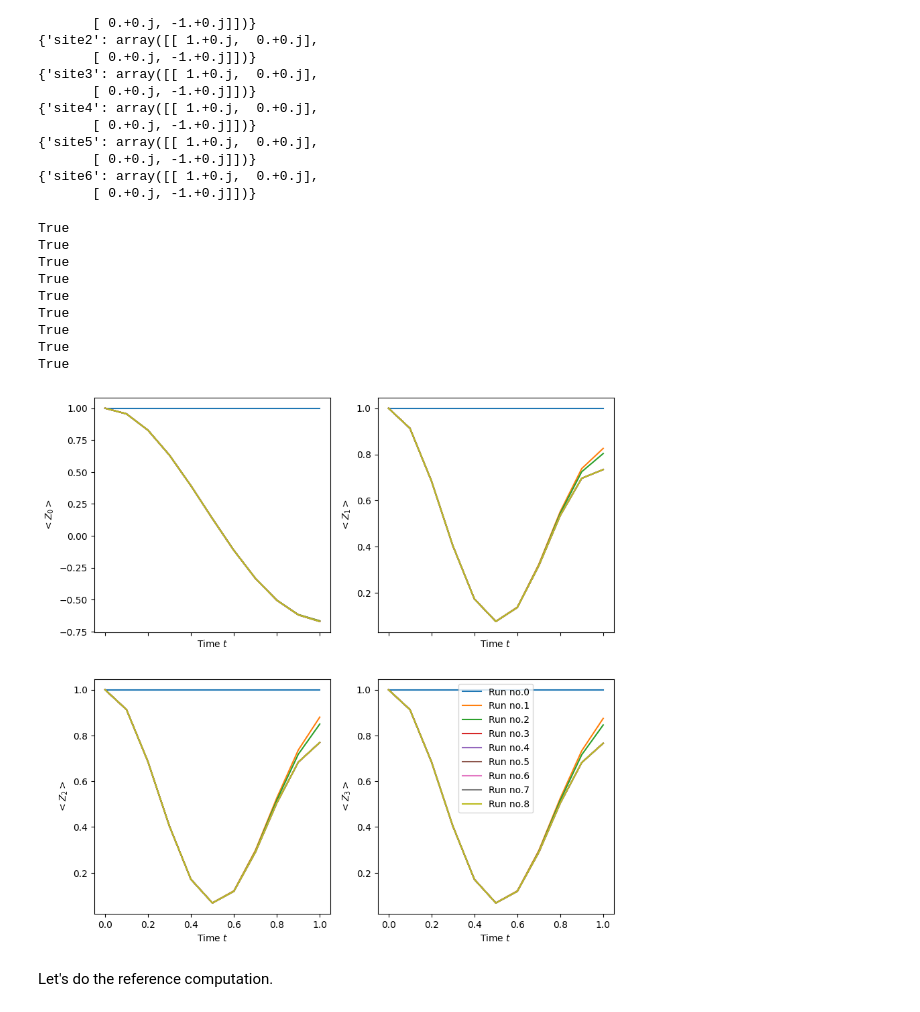
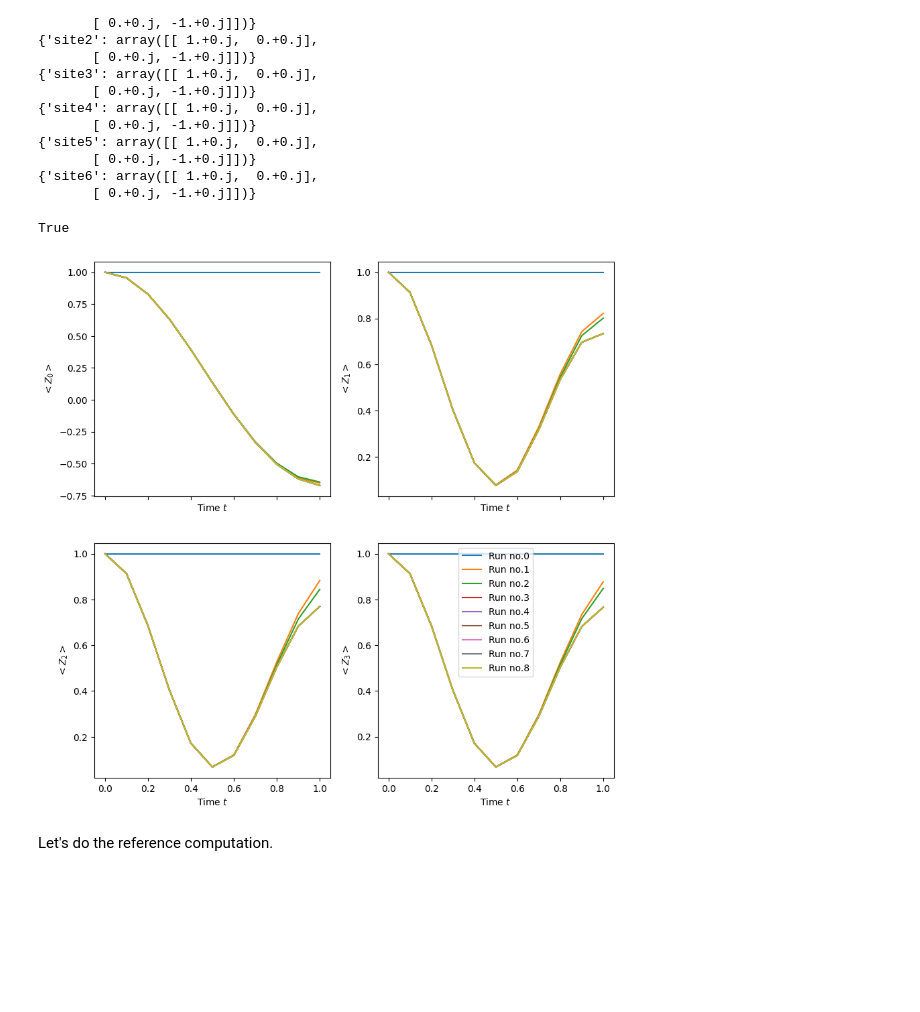
Before and after one commit to Drachier/PyTreeNet, a Jupyter notebook: example_notebooks/tdvp/demonstrating_tdvp_for_mps.ipynb, the cells around one changed output. Saved outputs shown, nothing was run; the diff lists cells and outputs as text; code cells hidden in the pictures; blank space fills up the shorter version.

```diff
--- a/example_notebooks/tdvp/demonstrating_tdvp_for_mps.ipynb
+++ b/example_notebooks/tdvp/demonstrating_tdvp_for_mps.ipynb
@@ -233,7 +234,3 @@ where $X_i$ and $Z_i$ are the Pauli operators acting on qubit $i$. We start in t
 $$
 \ket{\psi} = \bigotimes_{i=0}^{N-1} \ket{0}_i.
 $$
-# %%
-num_sites = 7
-mJ = -1.5
-mg = -0.5
@@ -299,7 +298,7 @@ bond_dimensions = [6*[1],
                    [2,4,7,7,4,3],
                    [2,4,8,8,4,2]]
 # %%
-results = []
+tdvps = []
 for bond_dimension in bond_dimensions:
     mps = ptn.MatrixProductState.constant_product_state(0,2,num_sites,
                                                         root_site=3,
@@ -307,19 +306,5 @@ for bond_dimension in bond_dimensions:
     tdvp = ptn.FirstOrderOneSiteTDVP(mps,ham_ttno,
                                     time_step_size,final_time,
                                     operators)
-    tdvp.run(evaluation_time=10,pgbar=True)
-    results.append(tdvp.results)
+    tdvp.run(evaluation_time=eval_time,pgbar=True)
+    tdvps.append(tdvp)
-# %%
-# All expectation values are real
-for result in results:
-    print(np.allclose(np.imag(result),np.zeros_like(result)))
-# %% [output]
-True
-True
-True
-True
-True
-True
-True
-True
-True
@@ -328,32 +311,41 @@ results = [np.real(result) for result in results]
+# %%
+# Sanity Checks
+real = True
+for tdvp in tdvps:
+    real = real and tdvp.results_real()
+real
+# %% [output]
+True
+# %%
+times = tdvps[0].times()
+results = [tdvp.operator_results(realise=True) for tdvp in tdvps]
 # %%
-times = results[0][-1,:]
-
 fig3, axs3 = plt.subplots(2,2,figsize=(10,10),sharex=True)
 
 for i in range(len(bond_dimensions)):
     axs3[0,0].plot(times, results[i][0])
 axs3[0,0].set_xlabel("Time $t$")
 axs3[0,0].set_ylabel("$<Z_0>$")
 
 for i in range(len(bond_dimensions)):
     axs3[0,1].plot(times, results[i][1])
 axs3[0,1].set_xlabel("Time $t$")
 axs3[0,1].set_ylabel("$<Z_1>$")
 
 for i in range(len(bond_dimensions)):
     axs3[1,0].plot(times, results[i][2])
 axs3[1,0].set_xlabel("Time $t$")
 axs3[1,0].set_ylabel("$<Z_2>$")
 
 for i in range(len(bond_dimensions)):
     axs3[1,1].plot(times, results[i][3], label="Run no." + str(i))
 axs3[1,1].set_xlabel("Time $t$")
 axs3[1,1].set_ylabel("$<Z_3>$")
 
 plt.legend()
 plt.show()
 # %% [output]
-[figure, old version]
+[figure, new version]
 # %% [markdown]
 Let's do the reference computation.
 # %%
```
Also changed, not shown: parts of 37 cells of this notebook.
